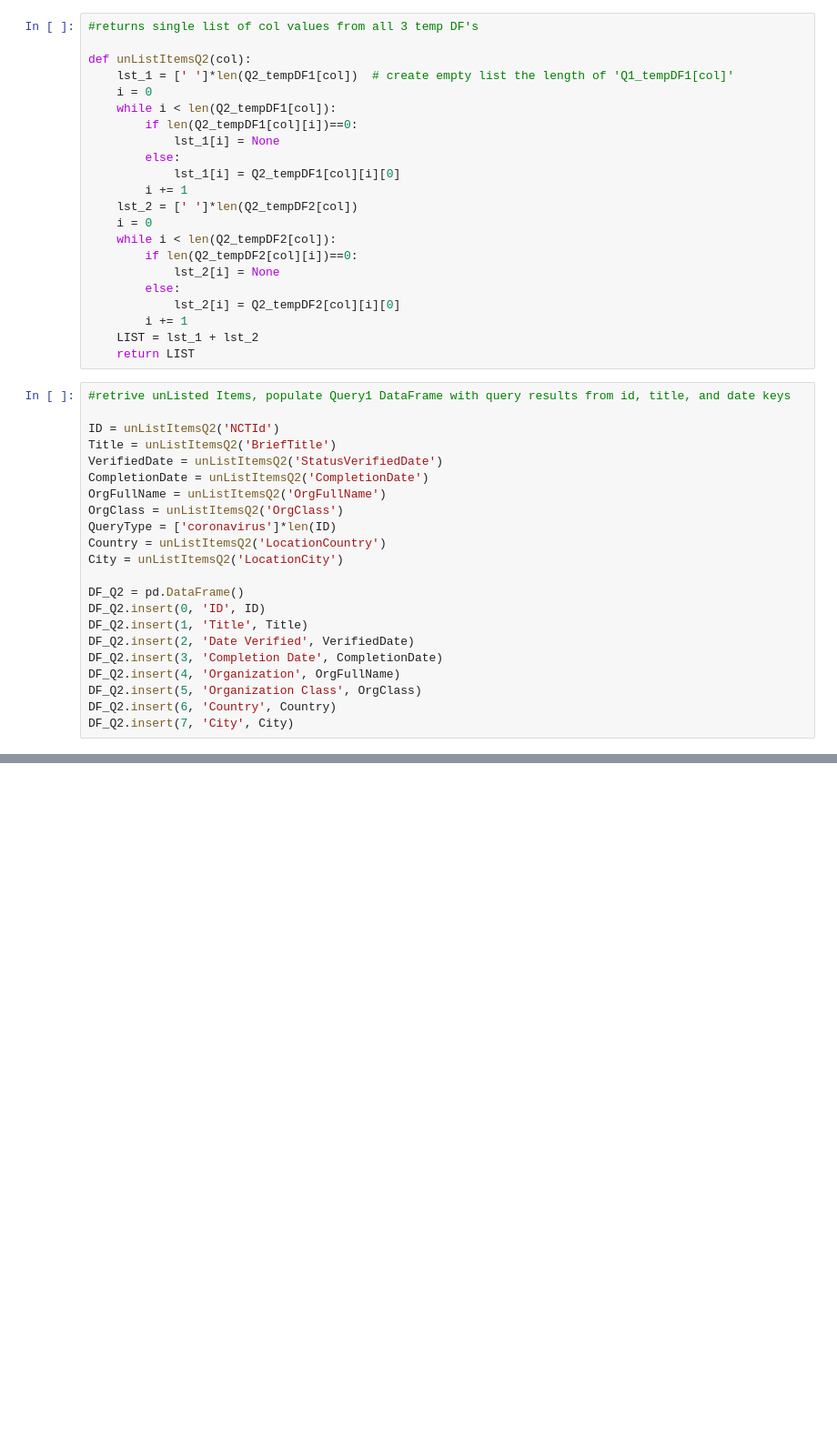
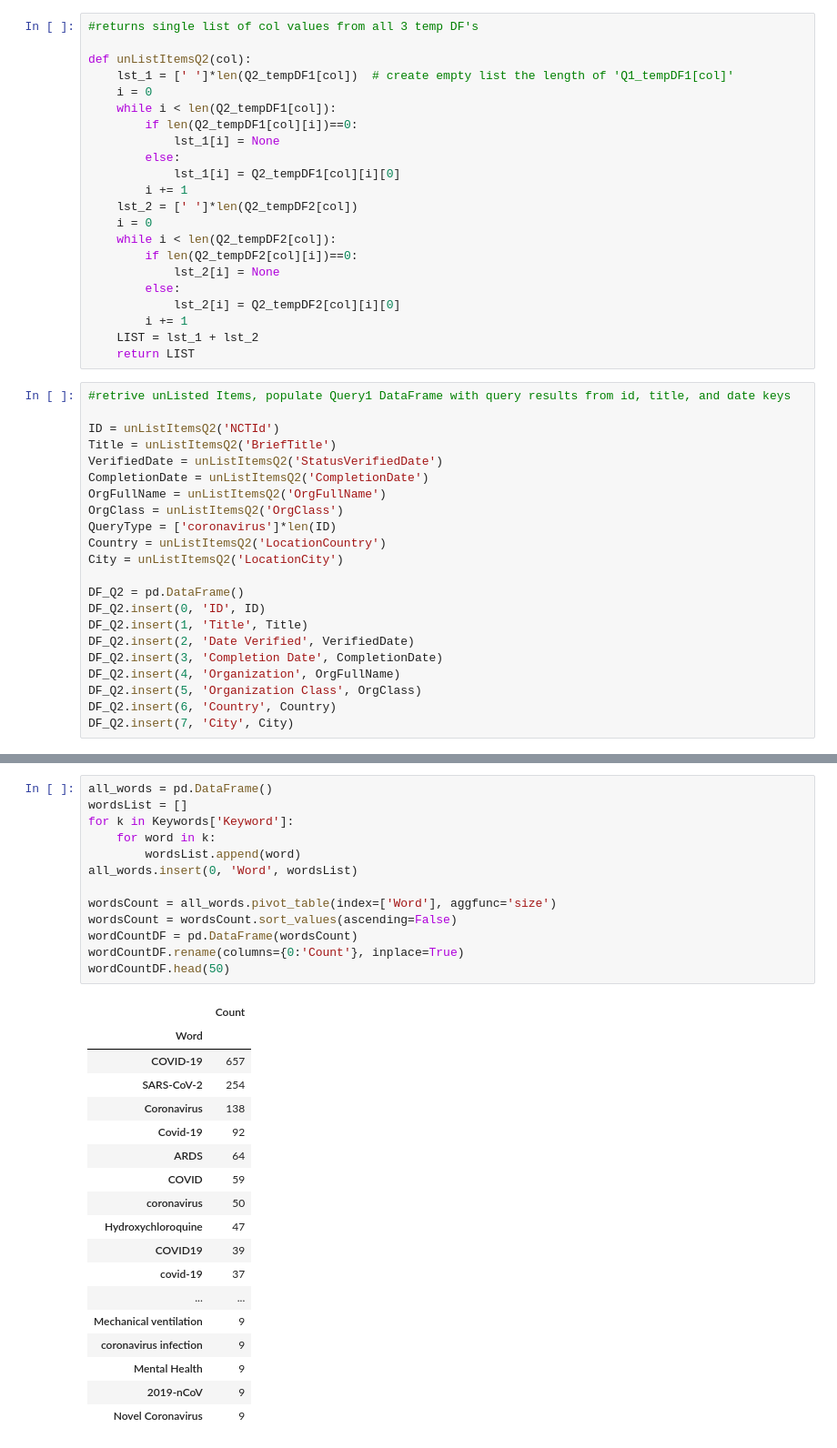
Before and after one commit to nick-nasse/pyd-pyper, a Jupyter notebook: COVID_DATE.ipynb, the cells around one changed output, grey strips where cells are left out. Shown at 91% size. Saved outputs shown, nothing was run; the diff lists cells and outputs as text; blank space fills up the shorter version.

```diff
--- a/COVID_DATE.ipynb
+++ b/COVID_DATE.ipynb
@@ -322,0 +417,32 @@ DF_QQ
+# %%
+all_words = pd.DataFrame()
+wordsList = []
+for k in Keywords['Keyword']:
+    for word in k:
+        wordsList.append(word)
+all_words.insert(0, 'Word', wordsList)
+
+wordsCount = all_words.pivot_table(index=['Word'], aggfunc='size')
+wordsCount = wordsCount.sort_values(ascending=False)
+wordCountDF = pd.DataFrame(wordsCount)
+wordCountDF.rename(columns={0:'Count'}, inplace=True)
+wordCountDF.head(50)
+# %% [output]
+|  | Count |
+| Word |  |
+| COVID-19 | 657 |
+| SARS-CoV-2 | 254 |
+| Coronavirus | 138 |
+| Covid-19 | 92 |
+| ARDS | 64 |
+| COVID | 59 |
+| coronavirus | 50 |
+| Hydroxychloroquine | 47 |
+| COVID19 | 39 |
+| covid-19 | 37 |
+| ... | ... |
+| Mechanical ventilation | 9 |
+| coronavirus infection | 9 |
+| Mental Health | 9 |
+| 2019-nCoV | 9 |
+| Novel Coronavirus | 9 |
```
Also changed, not shown: parts of 22 cells of this notebook.
